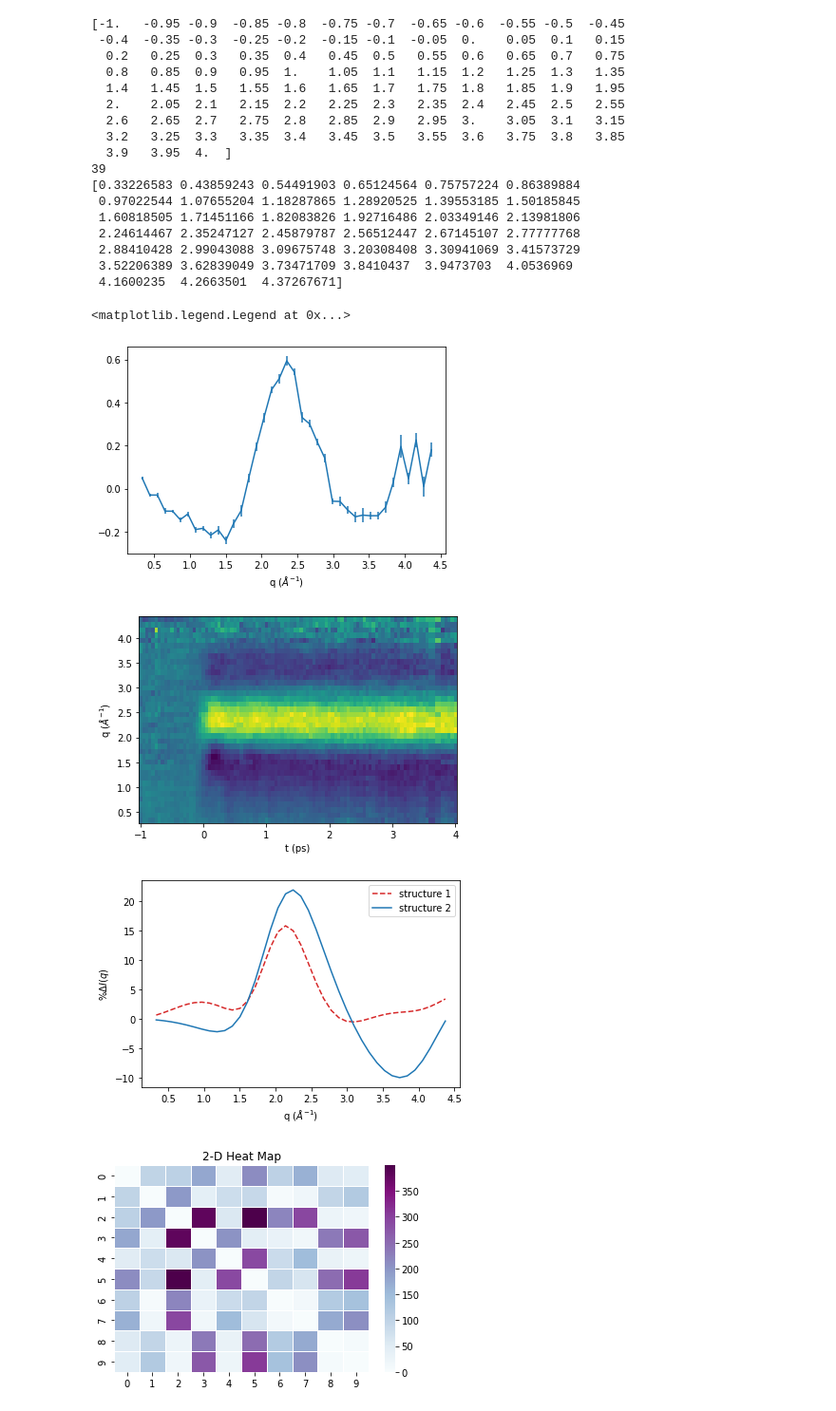
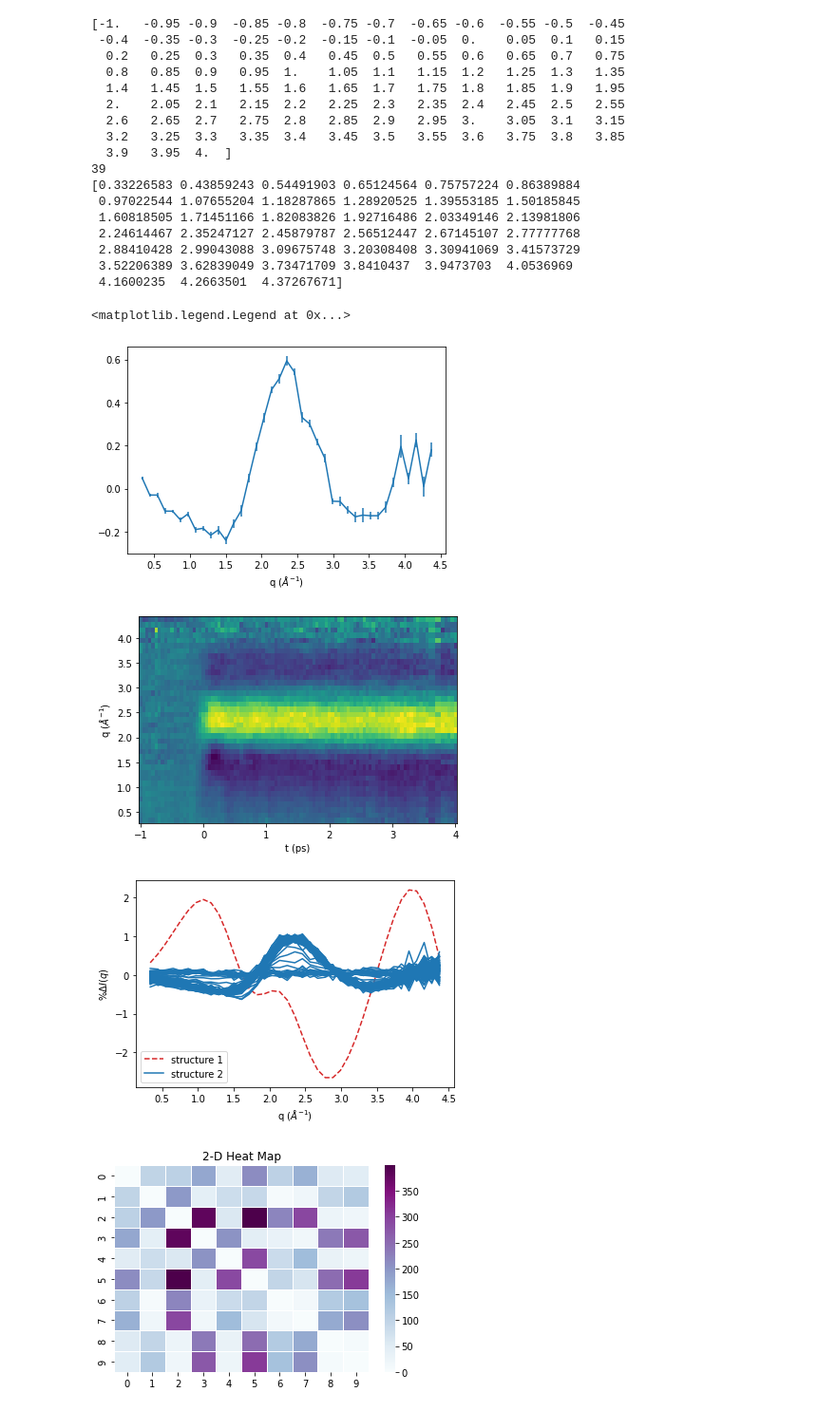
Before and after one commit to tnorthey/molecule, a Jupyter notebook: notebooks/bond_distances_histograms.ipynb, the cells around one changed output. Shown: that part at 95% size. Saved outputs shown, nothing was run; the diff lists cells and outputs as text; code cells hidden in the pictures.

```diff
--- a/notebooks/bond_distances_histograms.ipynb
+++ b/notebooks/bond_distances_histograms.ipynb
@@ -81,7 +81,7 @@ import scipy.io
 import numpy as np
 import matplotlib.pyplot as plt
 
-f = np.load('../iam_arrays_10.npz')
+f = np.load('../iam_arrays_1000.npz')
 q = f['q']
 data = f['iam']
 
@@ -97,10 +97,11 @@ ref = mat['iso']
 ref2 = mat['iso_stdx']
 
 I_0 = data[:, 0]  # reference
-I_1 = data[:, 5]
+I_1 = data[:, 611]
 I_2 = data[:, 2]
 pc_1 = 100 * ( I_1/I_0 - 1 )
-pc_2 = 100 * ( I_2/I_0 - 1 )
+#pc_2 = 100 * ( I_2/I_0 - 1 )
+pc_2 = ref[
 
 plt.figure()
 val = 0
@@ -116,34 +117,34 @@ plt.xlabel('t (ps)')
 plt.ylabel('q ($\AA^{-1}$)')
 #plt.legend(('structure 1','structure 2'))
 
 plt.figure()
 plt.plot(q, pc_1, color='C3', linestyle='dashed')
 plt.plot(q, pc_2, color='C0', linestyle='solid')
 plt.xlabel('q ($\AA^{-1}$)')
 plt.ylabel('$\%\Delta I(q)$')
 plt.legend(('structure 1','structure 2'))
 # %% [output]
 [-1.   -0.95 -0.9  -0.85 -0.8  -0.75 -0.7  -0.65 -0.6  -0.55 -0.5  -0.45
  -0.4  -0.35 -0.3  -0.25 -0.2  -0.15 -0.1  -0.05  0.    0.05  0.1   0.15
   0.2   0.25  0.3   0.35  0.4   0.45  0.5   0.55  0.6   0.65  0.7   0.75
   0.8   0.85  0.9   0.95  1.    1.05  1.1   1.15  1.2   1.25  1.3   1.35
   1.4   1.45  1.5   1.55  1.6   1.65  1.7   1.75  1.8   1.85  1.9   1.95
   2.    2.05  2.1   2.15  2.2   2.25  2.3   2.35  2.4   2.45  2.5   2.55
   2.6   2.65  2.7   2.75  2.8   2.85  2.9   2.95  3.    3.05  3.1   3.15
   3.2   3.25  3.3   3.35  3.4   3.45  3.5   3.55  3.6   3.75  3.8   3.85
   3.9   3.95  4.  ]
 39
 [0.33226583 0.43859243 0.54491903 0.65124564 0.75757224 0.86389884
  0.97022544 1.07655204 1.18287865 1.28920525 1.39553185 1.50185845
  1.60818505 1.71451166 1.82083826 1.92716486 2.03349146 2.13981806
  2.24614467 2.35247127 2.45879787 2.56512447 2.67145107 2.77777768
  2.88410428 2.99043088 3.09675748 3.20308408 3.30941069 3.41573729
  3.52206389 3.62839049 3.73471709 3.8410437  3.9473703  4.0536969
  4.1600235  4.2663501  4.37267671]
 <matplotlib.legend.Legend at 0x...>
 [figure]
 [figure]
-[figure, old version]
+[figure, new version]
 # %%
 import numpy as np
 import matplotlib.pyplot as plt
```
Also changed, not shown: parts of 2 cells of this notebook, 4 other files.
